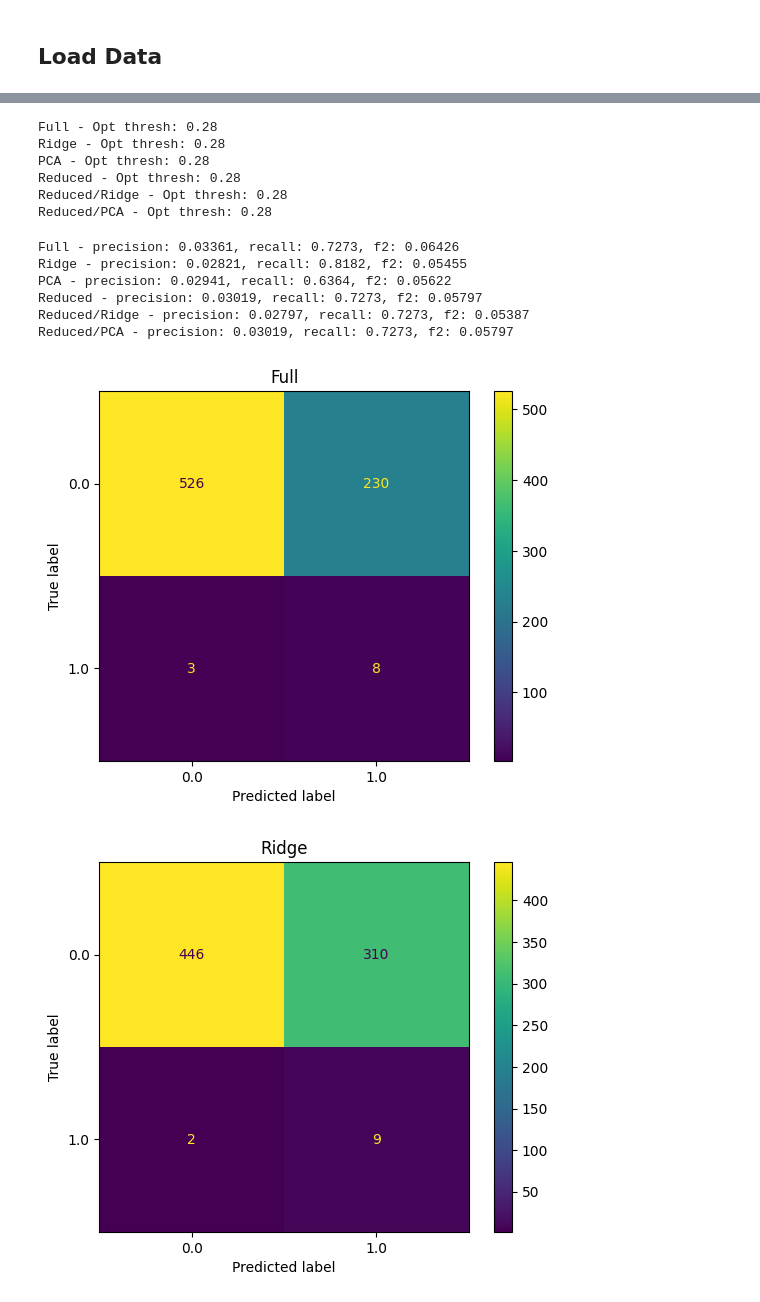
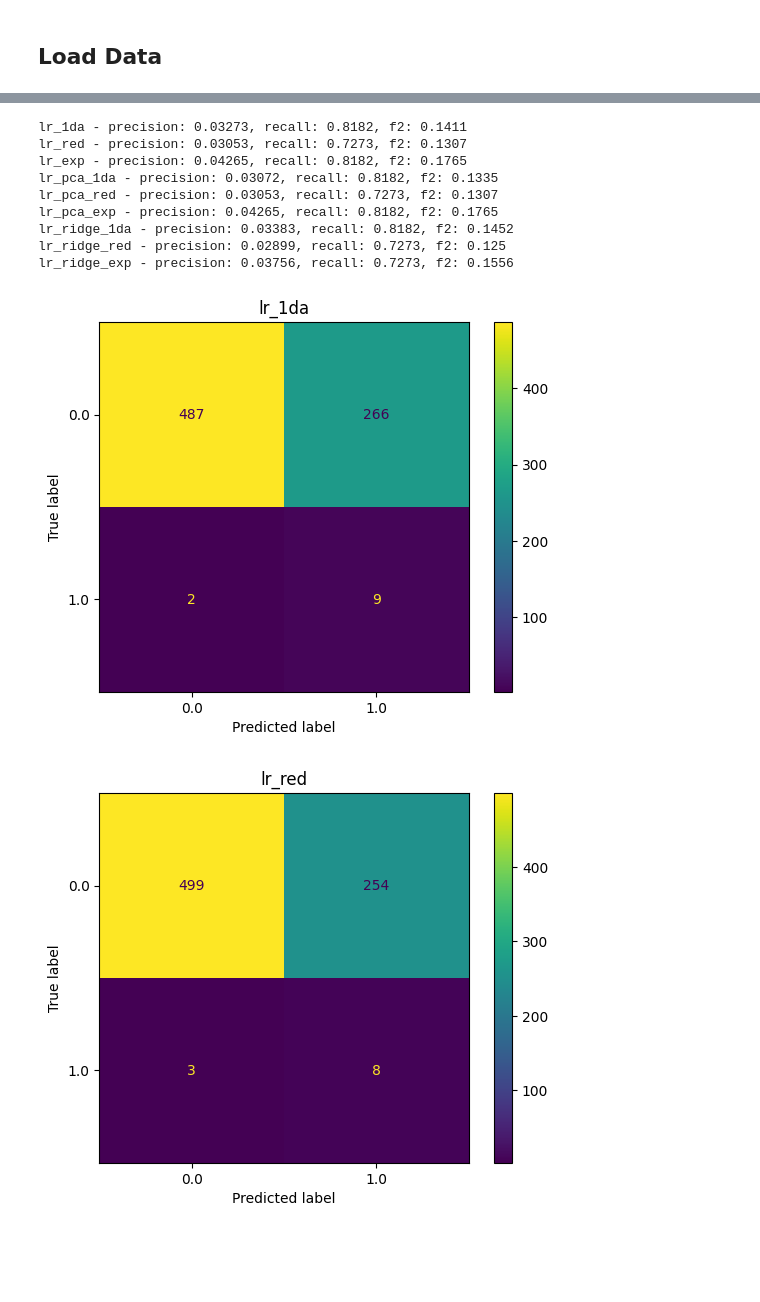
Before and after one commit to willcoughlin/predicting-abnormal-grid-conditions, a Jupyter notebook: notebooks/logistic.ipynb, the cells around one changed output, grey strips where cells are left out. Cells and saved outputs as stored; diff of their text form; code cells hidden in the pictures; blank space fills up the shorter version.

Commit message:
Complete best logistic building

```diff
--- a/notebooks/logistic.ipynb
+++ b/notebooks/logistic.ipynb
@@ -213,57 +238,25 @@ for name, mod in models.items():
-# %%
-for name, mod in models.items():
-  xtrain = X_tr_sub if "Reduced" in name else X_train
-  y_prob = mod.predict_proba(xtrain)[:,1]
-
-  t_iter = []
-  f2_iter = []
-
-  for idx_train, idx_test in StratifiedKFold(n_splits=10).split(X_train, y_train):
-    mod_full = Pipeline([
-      ("scaler", StandardScaler()),
-      ("clf", LogisticRegression(penalty=None, max_iter=10000))
-    ])
-    mod_full.fit(X_train.iloc[idx_train], y_train[idx_train])
-    pred_probs = mod_full.predict_proba(X_train.iloc[idx_test])[:,1]
-
-    thres = [i/100 for i in range(len(np.unique(pred_probs)))]
-    opt_thres = -1
-    max_f2 = -1
-    for t in thres:
-      pred_y = [0 if p < t else 1 for p in pred_probs]
-      prec, rec, f2, _ = precision_recall_fscore_support(y_train[idx_test], pred_y, beta=2, average="binary", zero_division=0)
-      if f2 > max_f2:
-        max_f2 = f2
-        opt_thres = t
-
-    t_iter += [opt_thres]
-    f2_iter += [max_f2]
-
-  print(f"{name} - Opt thresh: {t_iter[np.argmax(f2_iter)]}")
-# %% [output]
-Full - Opt thresh: 0.28
-Ridge - Opt thresh: 0.28
-PCA - Opt thresh: 0.28
-Reduced - Opt thresh: 0.28
-Reduced/Ridge - Opt thresh: 0.28
-Reduced/PCA - Opt thresh: 0.28
 # %%
-for name, mod in models.items():
-  xtest = X_te_sub if "Reduced" in name else X_test
-  test_prob = mod.predict_proba(xtest)[:,1]
-  test_pred = [0 if p < 0.28 else 1 for p in test_prob]
+for name, best_model in best_models.items():
+  mod = best_model["model"]
+  X_test = test_features[name]
 
-  p, r, f2, supp = precision_recall_fscore_support(y_test, test_pred, average="binary", zero_division=0)
+  test_prob = mod.predict_proba(X_test)[:,1]
+  test_pred = [0 if p < mod_thresh[name] else 1 for p in test_prob]
+
+  p, r, f2, supp = precision_recall_fscore_support(y_test, test_pred, average="binary", beta=2, pos_label=1.0, zero_division=0)
   print(f"{name} - precision: {p:.4}, recall: {r:.4}, f2: {f2:.4}")
 
   disp = ConfusionMatrixDisplay.from_predictions(y_test, test_pred)
   disp.ax_.set_title(name)
 # %% [output]
-Full - precision: 0.03361, recall: 0.7273, f2: 0.06426
-Ridge - precision: 0.02821, recall: 0.8182, f2: 0.05455
-PCA - precision: 0.02941, recall: 0.6364, f2: 0.05622
-Reduced - precision: 0.03019, recall: 0.7273, f2: 0.05797
-Reduced/Ridge - precision: 0.02797, recall: 0.7273, f2: 0.05387
-Reduced/PCA - precision: 0.03019, recall: 0.7273, f2: 0.05797
+lr_1da - precision: 0.03273, recall: 0.8182, f2: 0.1411
+lr_red - precision: 0.03053, recall: 0.7273, f2: 0.1307
+lr_exp - precision: 0.04265, recall: 0.8182, f2: 0.1765
+lr_pca_1da - precision: 0.03072, recall: 0.8182, f2: 0.1335
+lr_pca_red - precision: 0.03053, recall: 0.7273, f2: 0.1307
+lr_pca_exp - precision: 0.04265, recall: 0.8182, f2: 0.1765
+lr_ridge_1da - precision: 0.03383, recall: 0.8182, f2: 0.1452
+lr_ridge_red - precision: 0.02899, recall: 0.7273, f2: 0.125
+lr_ridge_exp - precision: 0.03756, recall: 0.7273, f2: 0.1556
-[figure, old version]
+[figure, new version]
-[figure, old version]
+[figure, new version]
```
Also changed, not shown: parts of 31 cells of this notebook, 1 other file.
